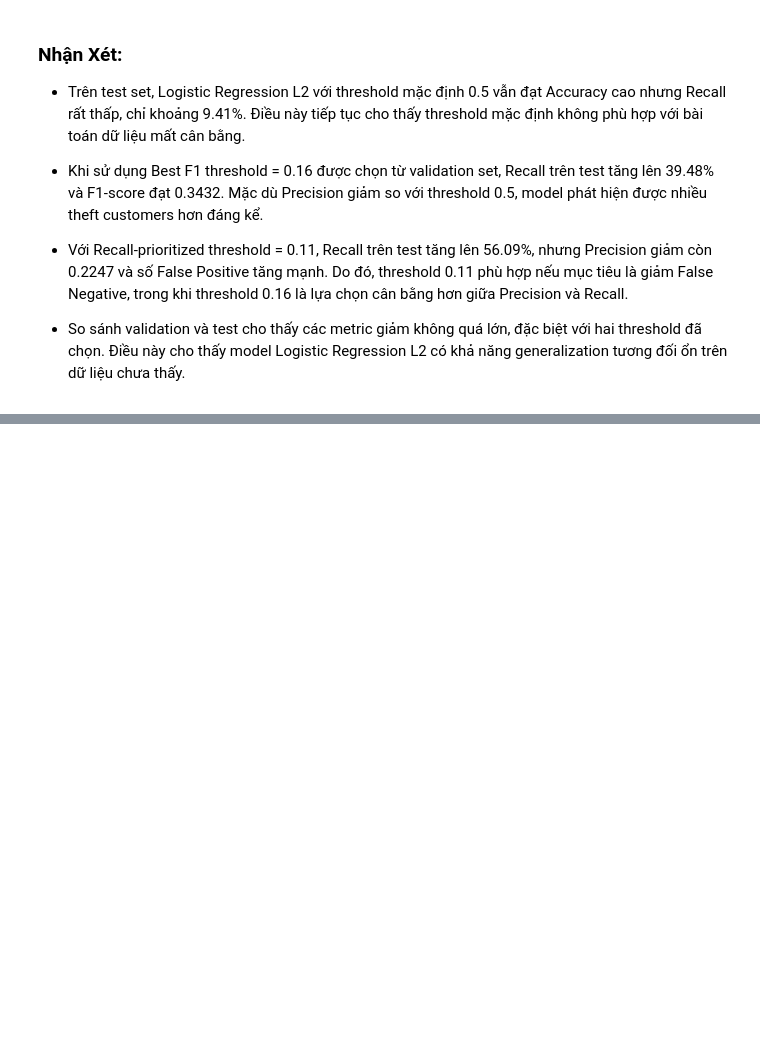
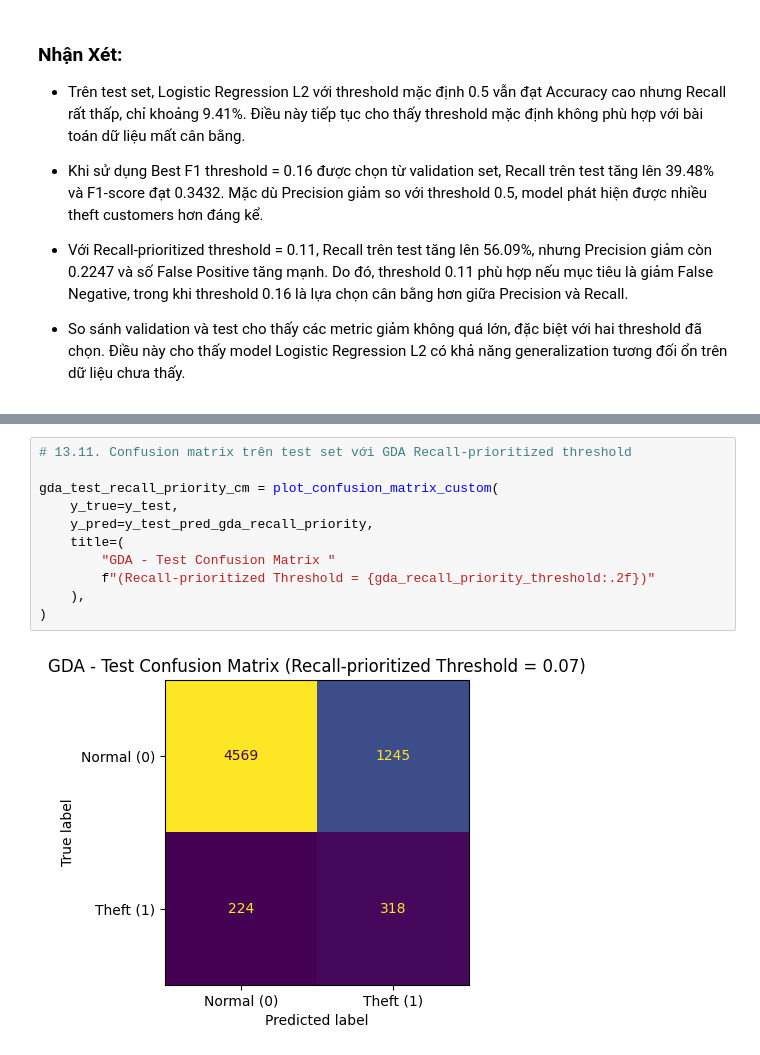
Before and after one commit to longzu-ComputerScience/CS114----ML-Project---Energy-Theft-Detection, a Jupyter notebook: notebooks/model_training_quoc_thai.ipynb, the cells around one changed output, grey strips where cells are left out. Saved outputs shown, nothing was run; the diff lists cells and outputs as text; blank space fills up the shorter version.

```diff
--- a/notebooks/model_training_quoc_thai.ipynb
+++ b/notebooks/model_training_quoc_thai.ipynb
@@ -1138,0 +1471,13 @@ test_recall_priority_cm = plot_confusion_matrix_custom(
+# %%
+# 13.11. Confusion matrix trên test set với GDA Recall-prioritized threshold
+
+gda_test_recall_priority_cm = plot_confusion_matrix_custom(
+    y_true=y_test,
+    y_pred=y_test_pred_gda_recall_priority,
+    title=(
+        "GDA - Test Confusion Matrix "
+        f"(Recall-prioritized Threshold = {gda_recall_priority_threshold:.2f})"
+    ),
+)
+# %% [output]
+[figure, added]
```
Also changed, not shown: parts of 12 cells of this notebook.
